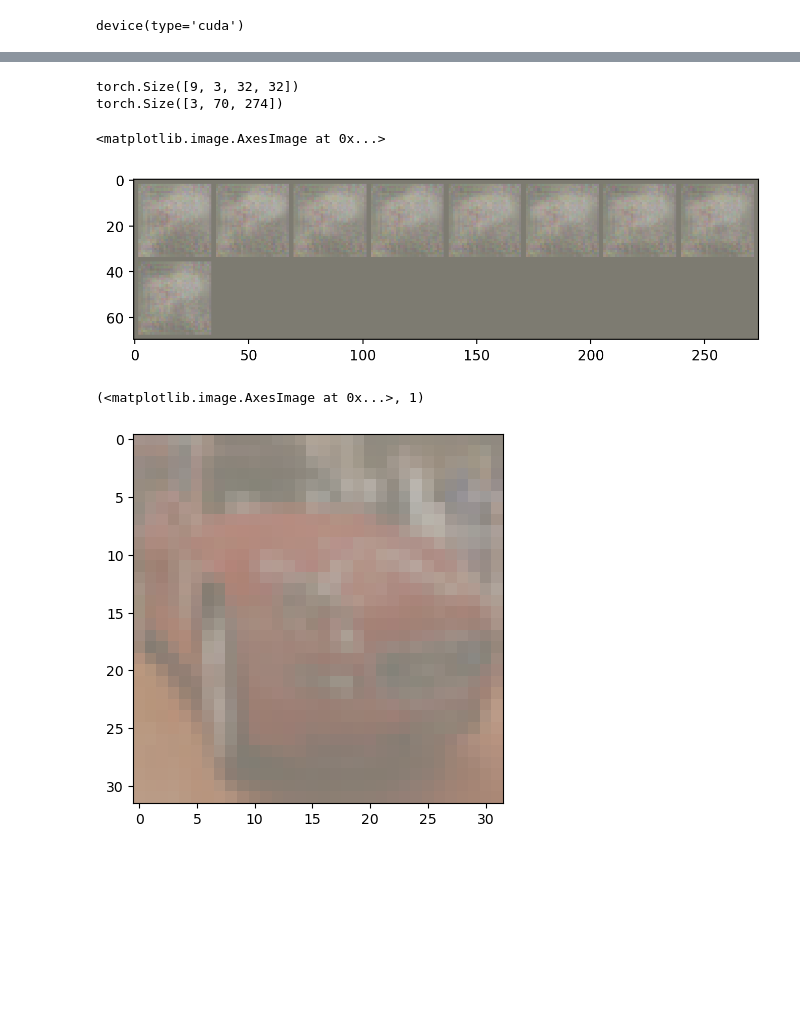
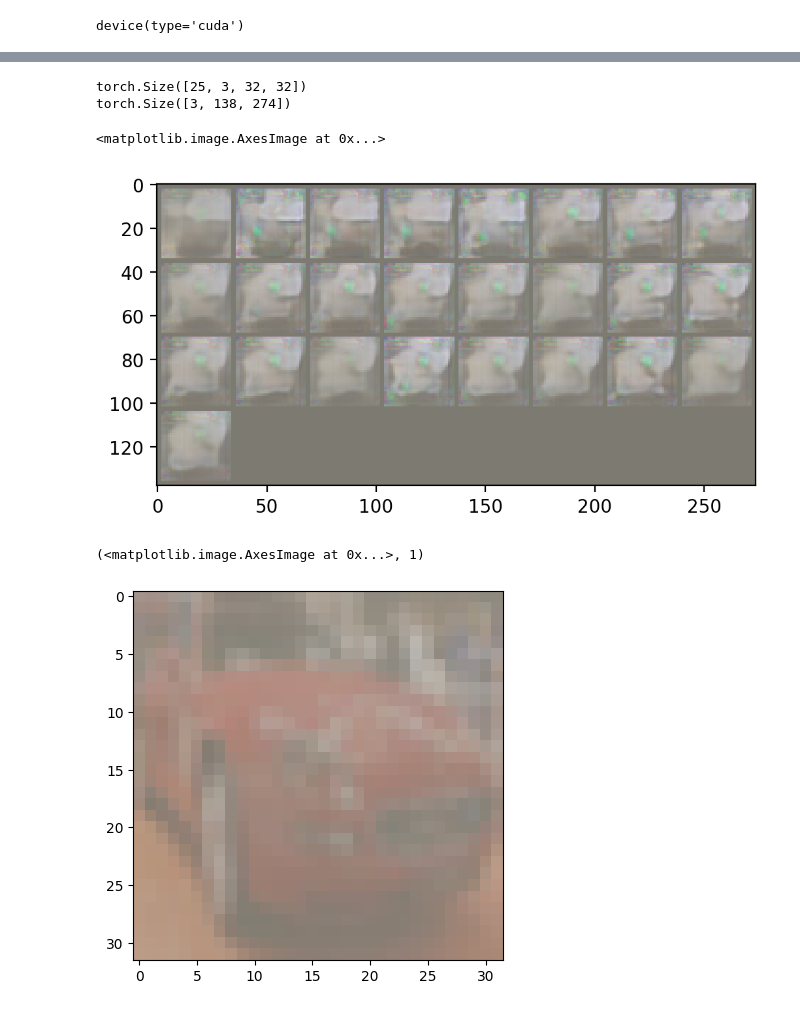
Before and after one commit to divyagarg123/UNET_VAE, a Jupyter notebook: cifar_vae.ipynb, the cells around one changed output, grey strips where cells are left out. Cells and saved outputs as stored; diff of their text form; code cells hidden in the pictures; blank space fills up the shorter version.

```diff
--- a/cifar_vae.ipynb
+++ b/cifar_vae.ipynb
@@ -56,7 +85,7 @@ class VAE(pl.LightningModule):
         self.save_hyperparameters()
 
         # encoder, decoder
-        self.pre_conv = nn.Conv2d(1,3,3, padding=3)
+        #self.pre_conv = nn.Conv2d(1,3,3, padding=3)
         self.encoder = resnet18_encoder(False, False)
         self.decoder = resnet18_decoder(
             latent_dim=latent_dim,
@@ -113,9 +142,12 @@ class VAE(pl.LightningModule):
         label_one_hot = label_one_hot.to(torch.float32)
         label_high  =self.one_hot_linear(label_one_hot)
         label_high = label_high.view_as(x)
+        #print("label_high",label_high)
+        #print("x", x)
         x = x + label_high
-        #print(x.shape)
+        #print("x",x, x.shape)
         x_encoded = self.encoder(x)
+        #print("x_encoded", x_encoded, x_encoded.shape)
         #print("x_snc", x_encoded.shape)
 
 
@@ -152,17 +184,13 @@ class VAE(pl.LightningModule):
 
         return elbo
 # %%
-from pl_bolts.datamodules import MNISTDataModule
+from pl_bolts.datamodules import CIFAR10DataModule
 
-datamodule = MNISTDataModule('.', pin_memory=True, batch_size=32)
+datamodule = CIFAR10DataModule('.', batch_size=32)
-# %%
-from pl_bolts.datamodules import CIFAR10DataModule
-
-datamodule = CIFAR10DataModule('.', pin_memory=False, batch_size=32)
 # %%
 pl.seed_everything(1234)
 import torch
 vae = VAE().to(device)
-trainer = pl.Trainer(gpus=1, max_epochs=15, accelerator = 'cuda')
+trainer = pl.Trainer(gpus=1, max_epochs=30, accelerator = 'cuda')
 trainer.fit(vae, datamodule)
 # %% [output]
@@ -176,12 +223,12 @@ from torchvision.utils import make_grid
 from pl_bolts.transforms.dataset_normalizations import cifar10_normalization
 figure(figsize=(8, 3), dpi=200)
 in_image = datamodule.dataset_val.dataset[5][0]
-#pre = vae.pre_conv(torch.unsqueeze(datamodule.dataset_val.dataset[1][0].to(device),0))
+#pre = vae.pre_conv(torch.unsqueeze(datamodule.dataset_val.dataset[5][0],0))
 pre = torch.unsqueeze(datamodule.dataset_val.dataset[5][0],0)
 normalize = cifar10_normalization()
 mean, st_d = np.array(normalize.mean), np.array(normalize.std)
 batch_tensor = []
-for label in [0,2,3,4,5,6,7,8,9]:
+for label in list(np.repeat(0,25)):
 
     label_one_hot = F.one_hot(torch.tensor(label), num_classes=10)
     #label_one_hot = label_one_hot.to(device)
@@ -193,38 +240,38 @@ for label in [0,2,3,4,5,6,7,8,9]:
     mu, log_var = vae.fc_mu(out), vae.fc_var(out)
 
     # sample z from q
     std = torch.exp(log_var / 2)
     q = torch.distributions.Normal(mu, std)
     z = q.rsample()
 
     # decoded
     out_image = vae.decoder(z)
     #print(out_image.shape)
     batch_tensor.append(torch.squeeze(out_image))
 batch_tensor = torch.stack(batch_tensor)
 print(batch_tensor.shape)
 grid_img = make_grid(batch_tensor, n_rows=5, n_cols=5)
 print(grid_img.shape)
 
 
 
 #normalize = cifar10_normalization()
 #mean, std = np.array(normalize.mean), np.array(normalize.std)
 #img = torch.squeeze(out_image).permute(1, 2, 0).detach().cpu().numpy()# * std + mean
 #in_img = in_image.permute(1, 2, 0).detach().numpy() #* std + mean
 
 # PLOT IMAGES
 #imshow(img);
 #imshow(in_image.permute(1,2,0));
 imshow(grid_img.permute(1, 2, 0).numpy()*st_d+mean)
 #datamodule.dataset_val.dataset[0]
 # %% [output]
-torch.Size([9, 3, 32, 32])
-torch.Size([3, 70, 274])
+torch.Size([25, 3, 32, 32])
+torch.Size([3, 138, 274])
 <matplotlib.image.AxesImage at 0x...>
-[figure, old version]
+[figure, new version]
 # %%
 imshow(datamodule.dataset_val.dataset[5][0].permute(1,2,0).numpy()*st_d+mean), datamodule.dataset_val.dataset[5][1]
 # %% [output]
 (<matplotlib.image.AxesImage at 0x...>, 1)
-[figure, old version]
+[figure, new version]
```
Also changed, not shown: parts of 5 cells of this notebook, 1 other file.
